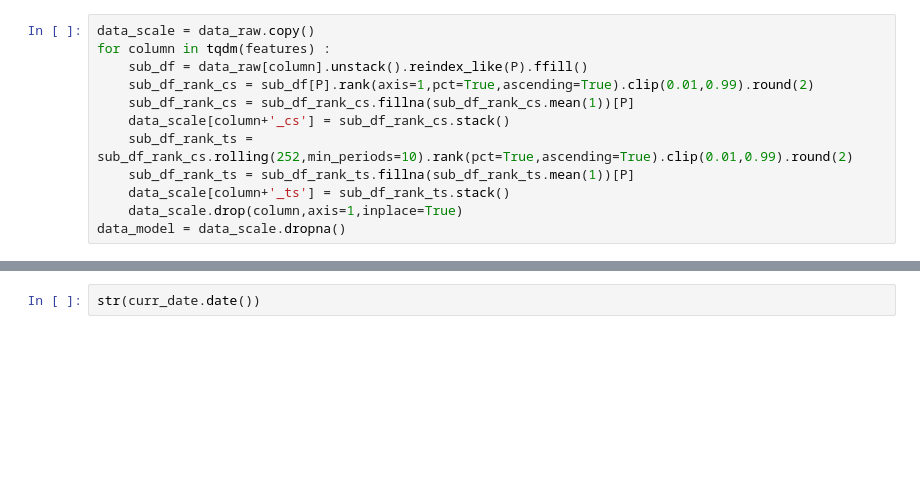
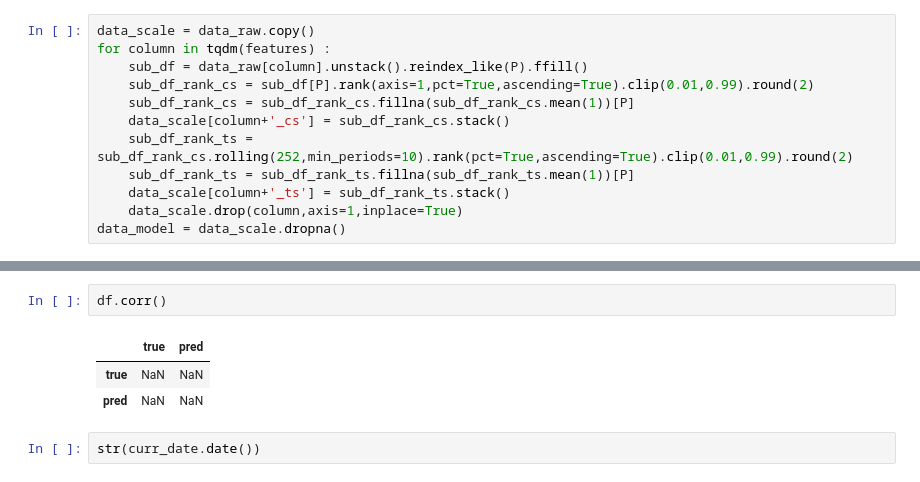
Before and after one commit to nabz78350/backtesting, a Jupyter notebook: alpha_github.ipynb, the cells around one changed output, grey strips where cells are left out. Saved outputs shown, nothing was run; the diff lists cells and outputs as text; blank space fills up the shorter version.

```diff
--- a/alpha_github.ipynb
+++ b/alpha_github.ipynb
@@ -289,3 +299,9 @@ ValueError: zero-size array to reduction operation fmin which has no identity
+# %%
+df.corr()
+# %% [output]
+|  | true | pred |
+| true | NaN | NaN |
+| pred | NaN | NaN |
 # %%
 str(curr_date.date())
 # %% [output]
```
Also changed, not shown: parts of 7 cells of this notebook.
